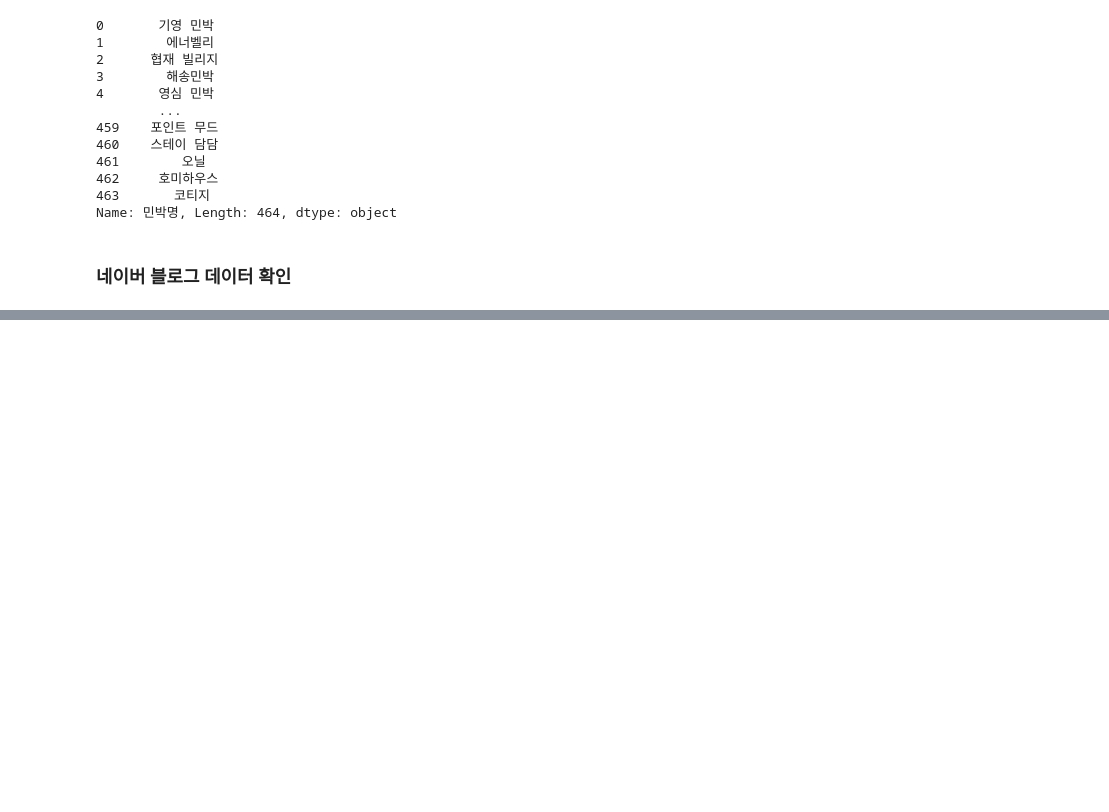
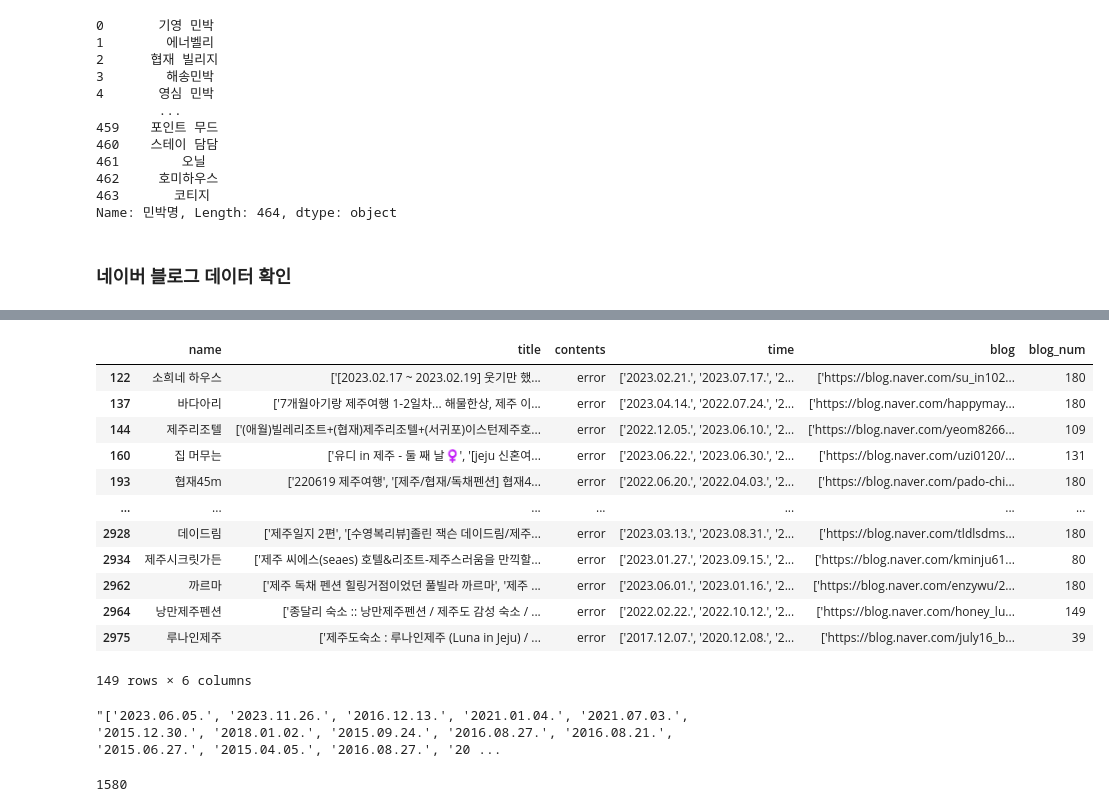
Before and after one commit to dothouse/practice, a Jupyter notebook: jeju_pensiony.ipynb, the cells around one changed output, grey strips where cells are left out. Drawn from its saved outputs; the diff is of its cells as text; code cells hidden in the pictures; blank space fills up the shorter version.

```diff
--- a/jeju_pensiony.ipynb
+++ b/jeju_pensiony.ipynb
@@ -498,0 +221,23 @@ df1
+# %%
+df[df['contents'] == 'error']
+# 149개의 숙박시설에 관한 컨텐츠가 모아지지 않았다.
+# 이유는 못찼겠어요. - 시간관계상 포기
+# %% [output]
+|  | name | title | contents | time | blog | blog_num |
+| 122 | 소희네 하우스 | ['[2023.02.17 ~ 2023.02.19] 웃기만 했... | error | ['2023.02.21.', '2023.07.17.', '2... | ['https://blog.naver.com/su_in102... | 180 |
+| 137 | 바다아리 | ['7개월아기랑 제주여행 1-2일차... 해물한상, 제주 이... | error | ['2023.04.14.', '2022.07.24.', '2... | ['https://blog.naver.com/happymay... | 180 |
+| 144 | 제주리조텔 | ['(애월)빌레리조트+(협재)제주리조텔+(서귀포)이스턴제주호... | error | ['2022.12.05.', '2023.06.10.', '2... | ['https://blog.naver.com/yeom8266... | 109 |
+| 160 | 집 머무는 | ['유디 in 제주 - 둘 째 날♀️', '[jeju 신혼여... | error | ['2023.06.22.', '2023.06.30.', '2... | ['https://blog.naver.com/uzi0120/... | 131 |
+| 193 | 협재45m | ['220619 제주여행', '[제주/협재/독채펜션] 협재4... | error | ['2022.06.20.', '2022.04.03.', '2... | ['https://blog.naver.com/pado-chi... | 180 |
+| ... | ... | ... | ... | ... | ... | ... |
+| 2928 | 데이드림 | ['제주일지 2편', '[수영복리뷰]졸린 잭슨 데이드림/제주... | error | ['2023.03.13.', '2023.08.31.', '2... | ['https://blog.naver.com/tldlsdms... | 180 |
+| 2934 | 제주시크릿가든 | ['제주 씨에스(seaes) 호텔&리조트-제주스러움을 만끽할... | error | ['2023.01.27.', '2023.09.15.', '2... | ['https://blog.naver.com/kminju61... | 80 |
+| 2962 | 까르마 | ['제주 독채 펜션 힐링거점이었던 풀빌라 까르마', '제주 ... | error | ['2023.06.01.', '2023.01.16.', '2... | ['https://blog.naver.com/enzywu/2... | 180 |
+| 2964 | 낭만제주펜션 | ['종달리 숙소 :: 낭만제주펜션 / 제주도 감성 숙소 / ... | error | ['2022.02.22.', '2022.10.12.', '2... | ['https://blog.naver.com/honey_lu... | 149 |
+| 2975 | 루나인제주 | ['제주도숙소 : 루나인제주 (Luna in Jeju) / ... | error | ['2017.12.07.', '2020.12.08.', '2... | ['https://blog.naver.com/july16_b... | 39 |
+149 rows × 6 columns
+# %%
+# 수집이 리스트안의 리스트가 아닌 각 글자로 들어간듯....
+df['time'][0]
+# %% [output]
+"['2023.06.05.', '2023.11.26.', '2016.12.13.', '2021.01.04.', '2021.07.03.', '2015.12.30.', '2018.01.02.', '2015.09.24.', '2016.08.27.', '2016.08.21.', '2015.06.27.', '2015.04.05.', '2016.08.27.', '20 ...
@@ -498,0 +248,5 @@ df1
+# %%
+temp = df[df['blog_num'] > 0]
+len(temp)
+# %% [output]
+1580
```
Also changed, not shown: parts of 24 cells of this notebook, 4 other files.
